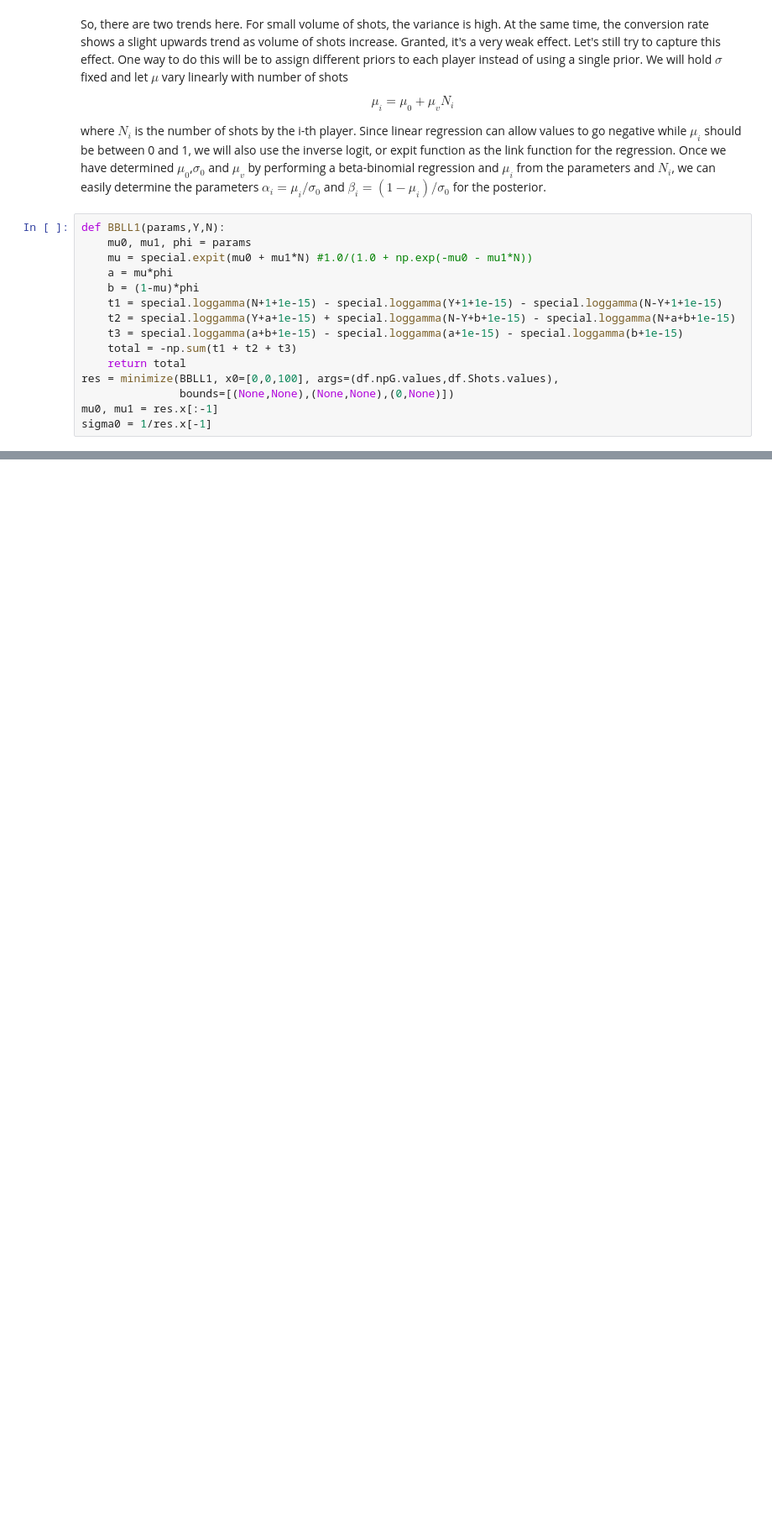
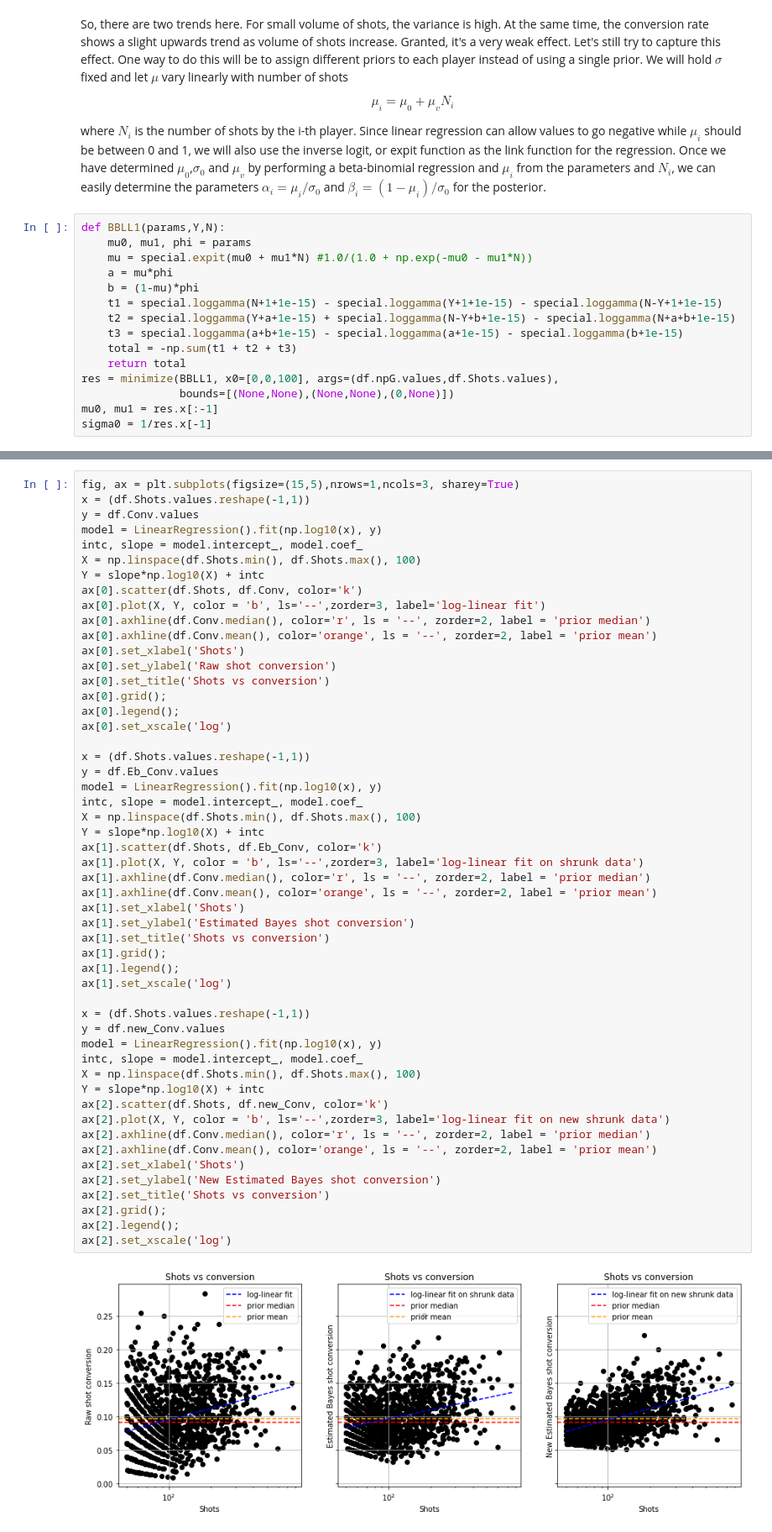
Before and after one commit to bosemessi/empiricalbayesfootball, a Jupyter notebook: Chapter6.ipynb, the cells around one changed output, grey strips where cells are left out. Shown at 84% size. Saved outputs shown, nothing was run; the diff lists cells and outputs as text; blank space fills up the shorter version.

```diff
--- a/Chapter6.ipynb
+++ b/Chapter6.ipynb
@@ -159,0 +199,54 @@ There is only a tiny bit of improvement - players with fewer shots are not being
+# %%
+fig, ax = plt.subplots(figsize=(15,5),nrows=1,ncols=3, sharey=True)
+x = (df.Shots.values.reshape(-1,1))
+y = df.Conv.values
+model = LinearRegression().fit(np.log10(x), y)
+intc, slope = model.intercept_, model.coef_
+X = np.linspace(df.Shots.min(), df.Shots.max(), 100)
+Y = slope*np.log10(X) + intc
+ax[0].scatter(df.Shots, df.Conv, color='k')
+ax[0].plot(X, Y, color = 'b', ls='--',zorder=3, label='log-linear fit')
+ax[0].axhline(df.Conv.median(), color='r', ls = '--', zorder=2, label = 'prior median')
+ax[0].axhline(df.Conv.mean(), color='orange', ls = '--', zorder=2, label = 'prior mean')
+ax[0].set_xlabel('Shots')
+ax[0].set_ylabel('Raw shot conversion')
+ax[0].set_title('Shots vs conversion')
+ax[0].grid();
+ax[0].legend();
+ax[0].set_xscale('log')
+
+x = (df.Shots.values.reshape(-1,1))
+y = df.Eb_Conv.values
+model = LinearRegression().fit(np.log10(x), y)
+intc, slope = model.intercept_, model.coef_
+X = np.linspace(df.Shots.min(), df.Shots.max(), 100)
+Y = slope*np.log10(X) + intc
+ax[1].scatter(df.Shots, df.Eb_Conv, color='k')
+ax[1].plot(X, Y, color = 'b', ls='--',zorder=3, label='log-linear fit on shrunk data')
+ax[1].axhline(df.Conv.median(), color='r', ls = '--', zorder=2, label = 'prior median')
+ax[1].axhline(df.Conv.mean(), color='orange', ls = '--', zorder=2, label = 'prior mean')
+ax[1].set_xlabel('Shots')
+ax[1].set_ylabel('Estimated Bayes shot conversion')
+ax[1].set_title('Shots vs conversion')
+ax[1].grid();
+ax[1].legend();
+ax[1].set_xscale('log')
+
+x = (df.Shots.values.reshape(-1,1))
+y = df.new_Conv.values
+model = LinearRegression().fit(np.log10(x), y)
+intc, slope = model.intercept_, model.coef_
+X = np.linspace(df.Shots.min(), df.Shots.max(), 100)
+Y = slope*np.log10(X) + intc
+ax[2].scatter(df.Shots, df.new_Conv, color='k')
+ax[2].plot(X, Y, color = 'b', ls='--',zorder=3, label='log-linear fit on new shrunk data')
+ax[2].axhline(df.Conv.median(), color='r', ls = '--', zorder=2, label = 'prior median')
+ax[2].axhline(df.Conv.mean(), color='orange', ls = '--', zorder=2, label = 'prior mean')
+ax[2].set_xlabel('Shots')
+ax[2].set_ylabel('New Estimated Bayes shot conversion')
+ax[2].set_title('Shots vs conversion')
+ax[2].grid();
+ax[2].legend();
+ax[2].set_xscale('log')
+# %% [output]
+[figure, added]
```
Also changed, not shown: parts of 9 cells of this notebook, 40 other files.
